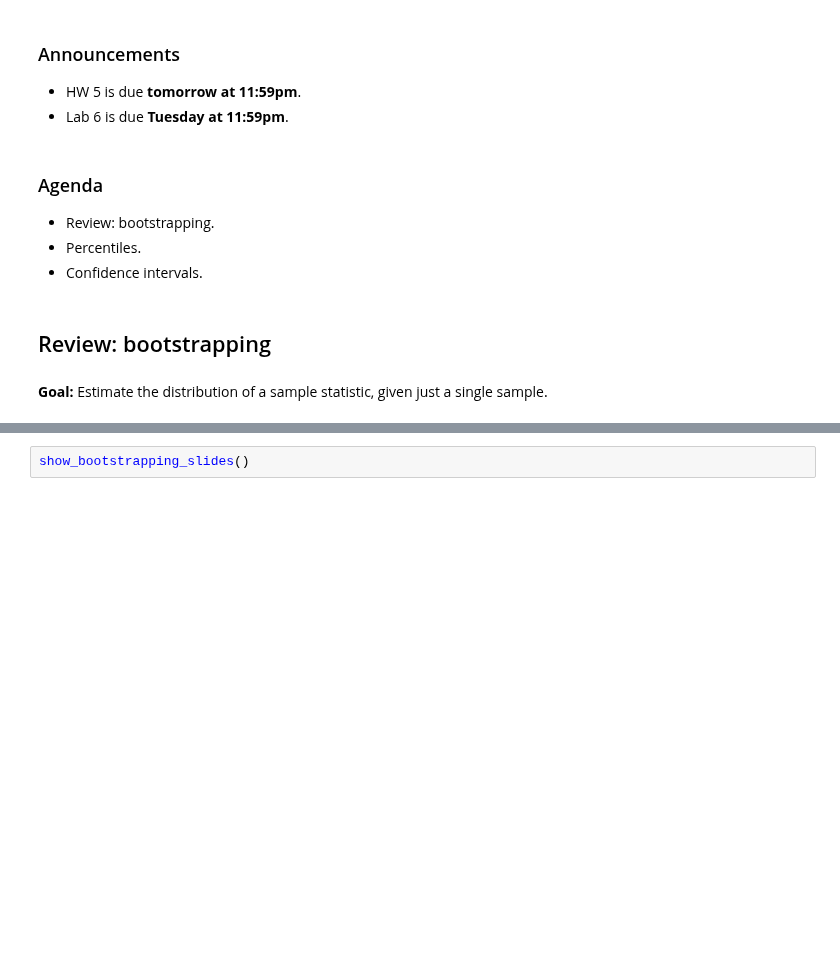
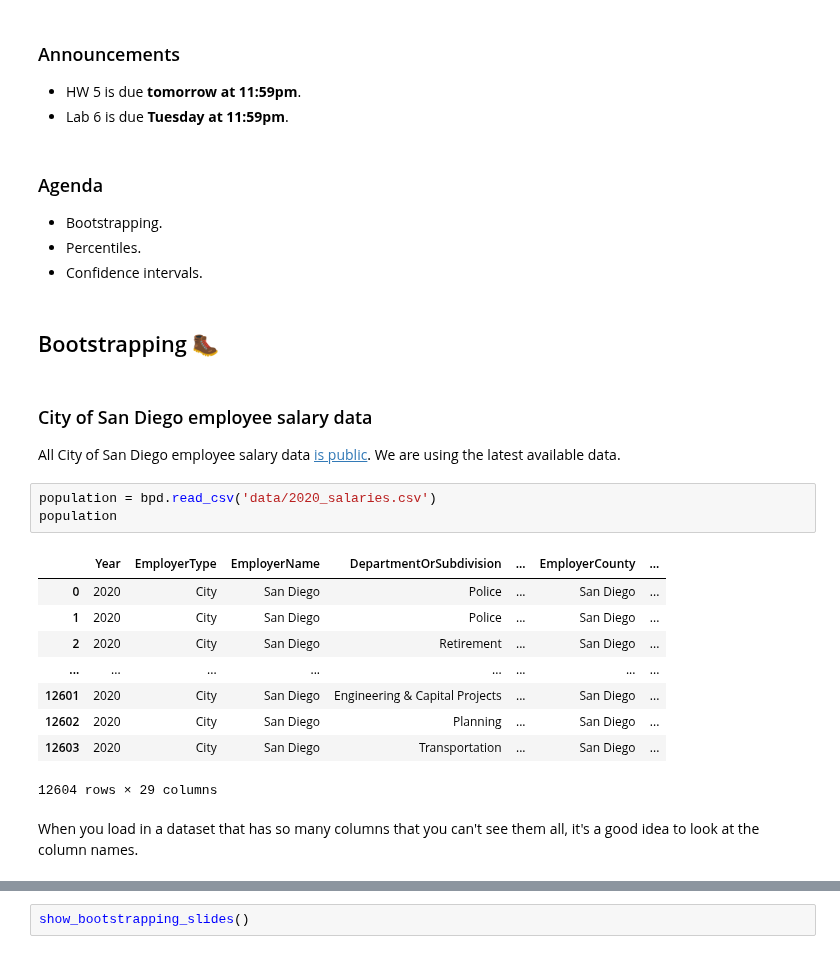
Before and after one commit to dsc-courses/dsc10-2022-su, a Jupyter notebook: lectures/lec19/lec19.ipynb, the cells around one changed output, grey strips where cells are left out. Saved outputs shown, nothing was run; the diff lists cells and outputs as text; blank space fills up the shorter version.

Commit message:
deploy public files 08-12

```diff
--- a/lectures/lec19/lec19.ipynb
+++ b/lectures/lec19/lec19.ipynb
@@ -42,10 +42,27 @@ def show_confidence_interval_slides():
 # %% [markdown]
 ### Agenda
 
-- Review: bootstrapping.
+- Bootstrapping.
 - Percentiles.
 - Confidence intervals.
-# %% [markdown]
-## Review: bootstrapping
-# %% [markdown]
-**Goal:** Estimate the distribution of a sample statistic, given just a single sample.
+# %% [markdown]
+## Bootstrapping 🥾
+# %% [markdown]
+### City of San Diego employee salary data
+
+All City of San Diego employee salary data [is public](https://publicpay.ca.gov/Reports/Cities/City.aspx?entityid=405&year=2020&rpt=1). We are using the latest available data.
+# %%
+population = bpd.read_csv('data/2020_salaries.csv')
+population
+# %% [output]
+|  | Year | EmployerType | EmployerName | DepartmentOrSubdivision | ... | EmployerCounty | ... |
+| 0 | 2020 | City | San Diego | Police | ... | San Diego | ... |
+| 1 | 2020 | City | San Diego | Police | ... | San Diego | ... |
+| 2 | 2020 | City | San Diego | Retirement | ... | San Diego | ... |
+| ... | ... | ... | ... | ... | ... | ... | ... |
+| 12601 | 2020 | City | San Diego | Engineering & Capital Projects | ... | San Diego | ... |
+| 12602 | 2020 | City | San Diego | Planning | ... | San Diego | ... |
+| 12603 | 2020 | City | San Diego | Transportation | ... | San Diego | ... |
+12604 rows × 29 columns
+# %% [markdown]
+When you load in a dataset that has so many columns that you can't see them all, it's a good idea to look at the column names.
```
Also changed, not shown: parts of 67 cells of this notebook, 1 other file.
